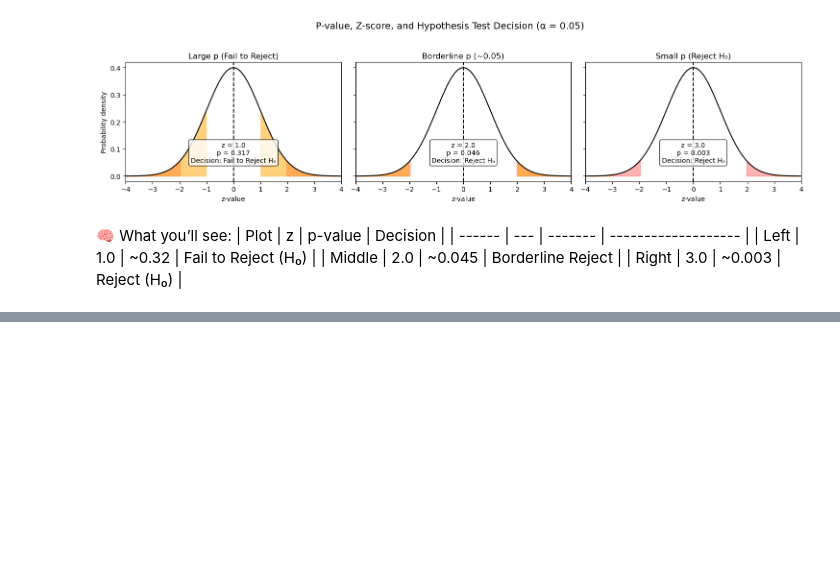
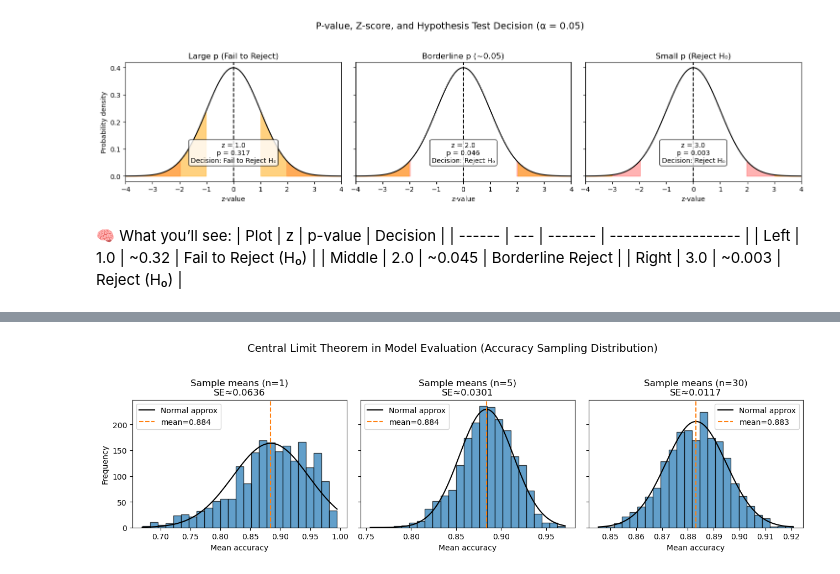
Before and after one commit to mlnotes2718/introduction-statistics-machine-learning, a Jupyter notebook: Statistics-in-ML-5-Sampling-Distributions-and-Central-Limit-Theorem.ipynb, the cells around one changed output, grey strips where cells are left out. Drawn from its saved outputs; the diff is of its cells as text; code cells hidden in the pictures; blank space fills up the shorter version.

```diff
--- a/Statistics-in-ML-5-Sampling-Distributions-and-Central-Limit-Theorem.ipynb
+++ b/Statistics-in-ML-5-Sampling-Distributions-and-Central-Limit-Theorem.ipynb
@@ -937,0 +1127,51 @@ plt.show()
+# %%
+import numpy as np
+import matplotlib.pyplot as plt
+from scipy.stats import norm
+
+rng = np.random.default_rng(42)
+
+# --- Step 1: simulate "single-run accuracies"
+n_runs = 1000
+a, b = 5, 2  # shape parameters -> right-skewed
+raw = rng.beta(a, b, size=n_runs)
+accuracies = 0.6 + 0.4 * raw  # scale to [0.6, 1.0]
+
+# --- Step 2: define groups for sampling
+group_sizes = [1, 5, 30]
+n_experiments = 2000
+
+# --- Step 3: make 3 plots
+fig, axes = plt.subplots(1, 3, figsize=(13, 4), sharey=True)
+
+for ax, group_n in zip(axes, group_sizes):
+    # draw many sample means
+    sample_means = [
+        np.mean(rng.choice(accuracies, size=group_n, replace=True))
+        for _ in range(n_experiments)
+    ]
+    sample_means = np.array(sample_means)
+
+    # plot histogram
+    ax.hist(sample_means, bins=25, edgecolor='k', alpha=0.7)
+    mean_sm = sample_means.mean()
+    se_emp = sample_means.std(ddof=1)
+
+    # overlay normal curve
+    x = np.linspace(sample_means.min(), sample_means.max(), 200)
+    pdf = norm.pdf(x, loc=mean_sm, scale=se_emp)
+    hist_vals, edges = np.histogram(sample_means, bins=25)
+    bin_width = edges[1] - edges[0]
+    ax.plot(x, pdf * len(sample_means) * bin_width, 'k-', lw=1.5, label="Normal approx")
+
+    ax.axvline(mean_sm, color='C1', linestyle='--', label=f"mean={mean_sm:.3f}")
+    ax.set_title(f"Sample means (n={group_n})\nSE≈{se_emp:.4f}")
+    ax.set_xlabel("Mean accuracy")
+    ax.legend()
+
+axes[0].set_ylabel("Frequency")
+plt.suptitle("Central Limit Theorem in Model Evaluation (Accuracy Sampling Distribution)", fontsize=14)
+plt.tight_layout(rect=[0, 0, 1, 0.94])
+plt.show()
+# %% [output]
+[figure, added]
```
Also changed, not shown: parts of 45 cells of this notebook, 1 other file.
